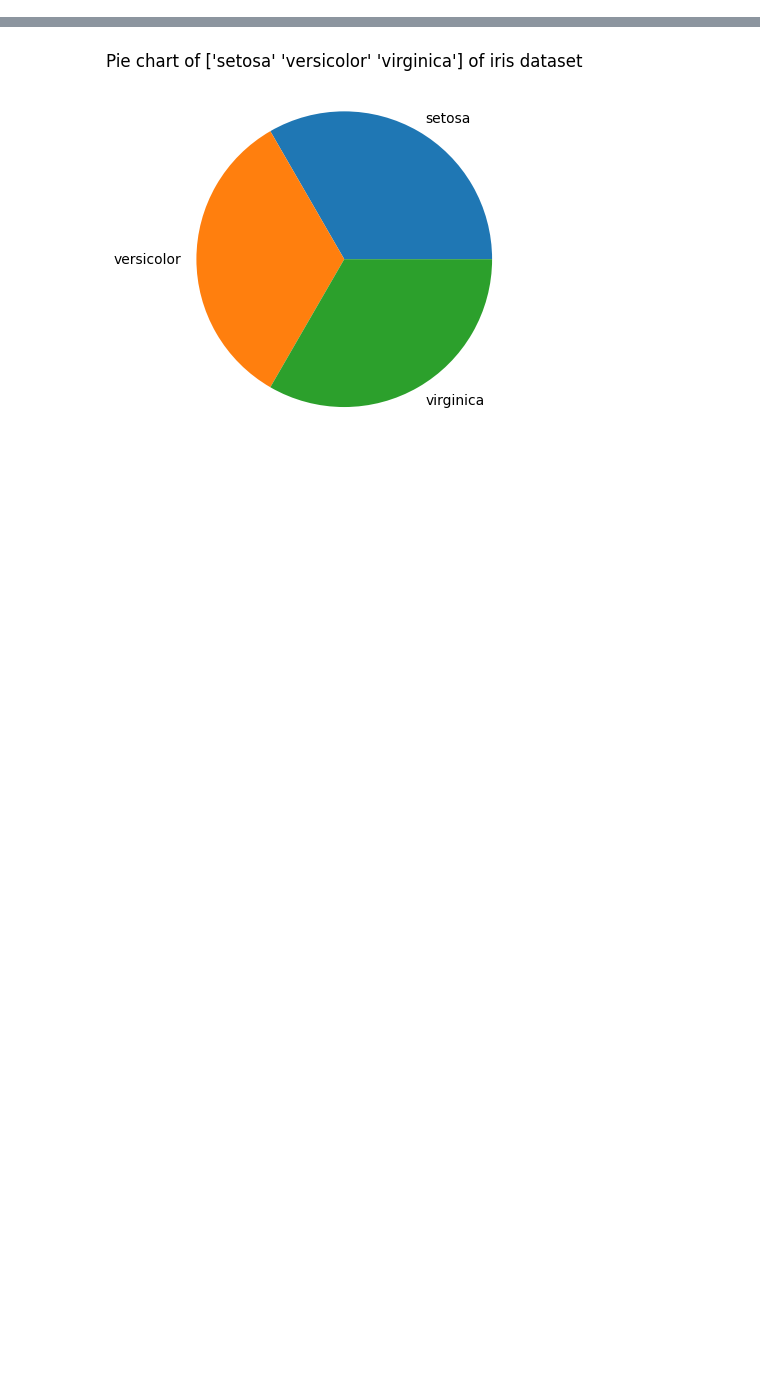
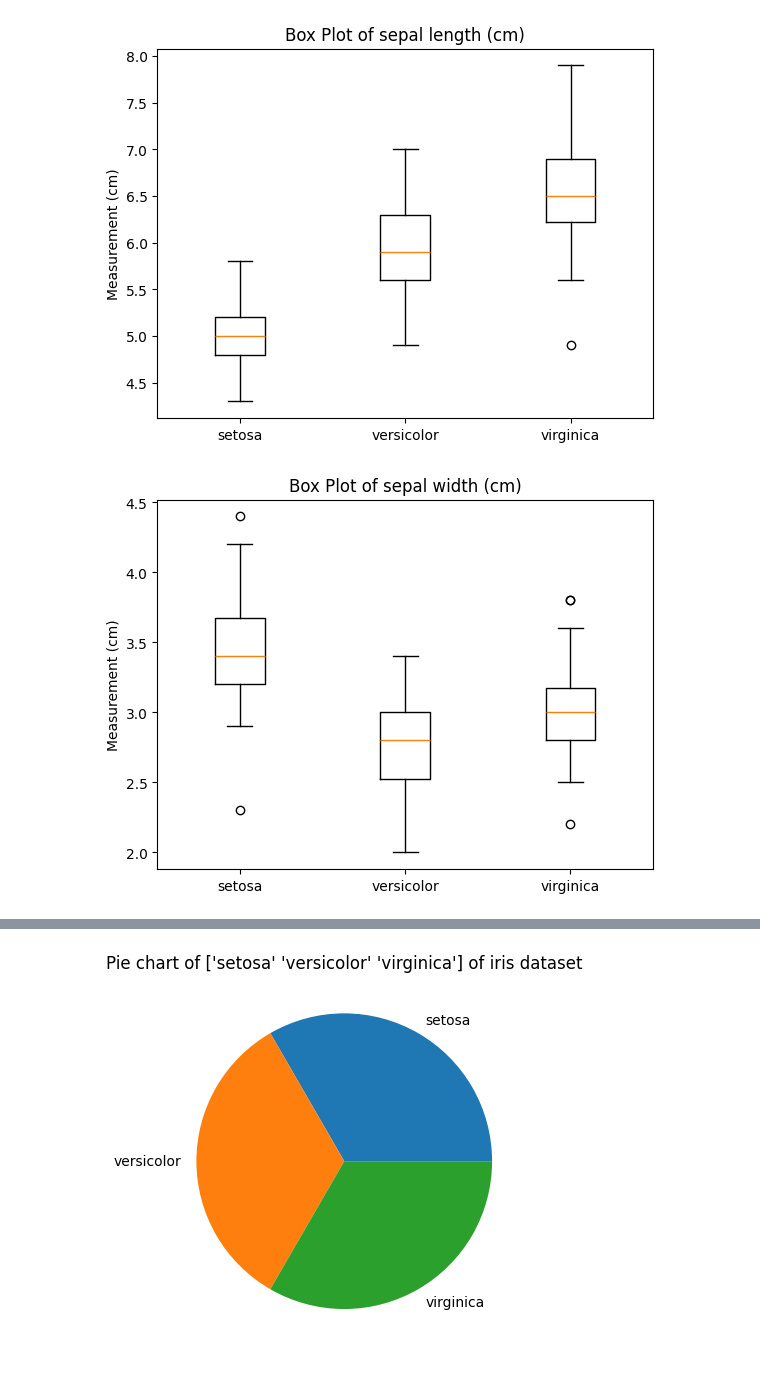
Before and after one commit to mubashshiradeeb/IrisDataset, a Jupyter notebook: Irisdataset.ipynb, the cells around one changed output, grey strips where cells are left out. Drawn from its saved outputs; the diff is of its cells as text; code cells hidden in the pictures; blank space fills up the shorter version.

```diff
--- a/Irisdataset.ipynb
+++ b/Irisdataset.ipynb
@@ -2,0 +76,12 @@
+# %%
+# Box Plot
+for i in range(4):
+    feature = feature_vectors[:, i]
+    feature_species = [feature[species == j] for j in range(3)]
+    plt.boxplot(feature_species, tick_labels=species_names)
+    plt.title(f'Box Plot of {feature_names[i]}')
+    plt.ylabel('Measurement (cm)')
+    plt.show()
+# %% [output]
+[figure, added]
+[figure, added]
```
Also changed, not shown: parts of 39 cells of this notebook.
